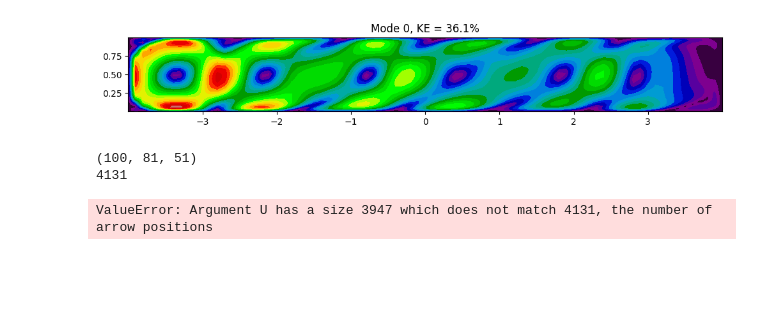
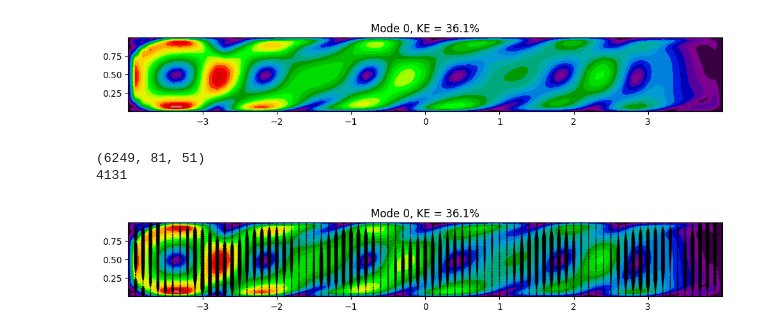
Before and after one commit to Julielmnt/Stage_M2, a Jupyter notebook: code/POD.ipynb, the cells around one changed output. Saved outputs shown, nothing was run; the diff lists cells and outputs as text; code cells hidden in the pictures; blank space fills up the shorter version.

```diff
--- a/code/POD.ipynb
+++ b/code/POD.ipynb
@@ -145,22 +142,22 @@ plt.show()
 # %% [output]
 [figure]
 # %%
-print(np.shape(POD_modes_u))
+print(np.shape(u))
 print(81*51)
 # %% [output]
-(100, 81, 51)
+(6249, 81, 51)
 4131
 # %%
 j = 0
 fig, ax = plt.subplots(figsize=(10,15))
 cf0 = ax.contourf(x, z, np.sqrt(POD_modes_u[j]**2 + POD_modes_w[j]**2), levels=20, cmap=cm.nipy_spectral)
 # plt.colorbar(cf0)
-ax.quiver(x, z, proj_coef_u[:,j], proj_coef_w[:,j])
+ax.quiver(x, z, umean, wmean)
 ax.set_aspect('equal', 'box')
 ax.set_title(f'Mode {j}, KE = {np.round((KE_mode_w[j]+KE_mode_u[j])/2, 2)}%')
 plt.tight_layout()
 plt.show()
 # plt.savefig('pod_modes_first_w.png',dpi=300)
 # plt.close()
 # %% [output]
-ValueError: Argument U has a size 3947 which does not match 4131, the number of arrow positions
+[figure, added]
```
Also changed, not shown: parts of 4 cells of this notebook, 9 other files.
